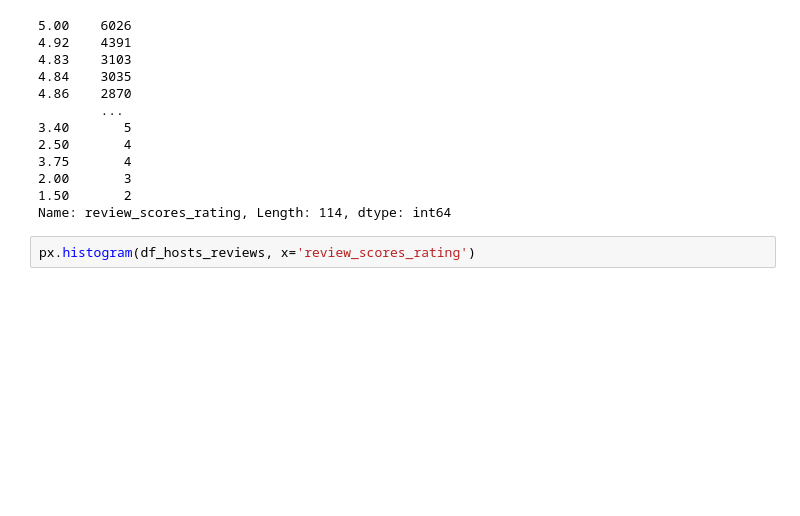
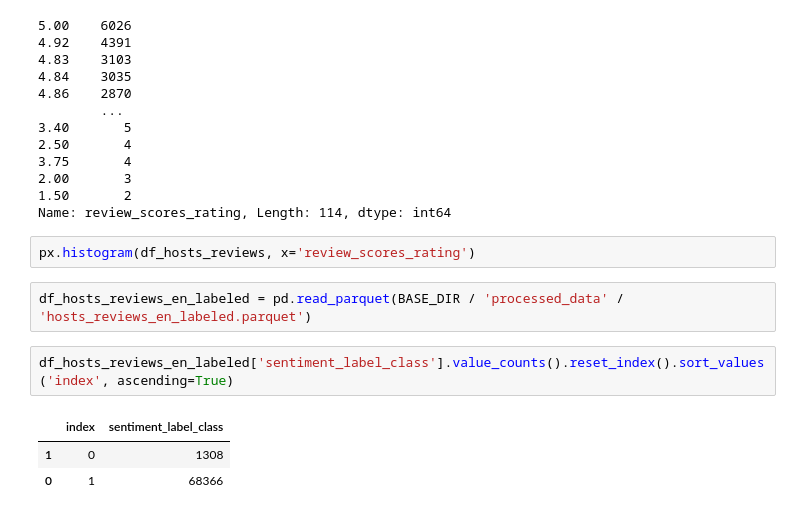
Before and after one commit to TanjaDS/Examensarbete_Airbnb, a Jupyter notebook: transformation_and_EDA/EDA.ipynb, the cells around one changed output. Drawn from its saved outputs; the diff is of its cells as text; blank space fills up the shorter version.

```diff
--- a/transformation_and_EDA/EDA.ipynb
+++ b/transformation_and_EDA/EDA.ipynb
@@ -116,3 +105,11 @@ df_hosts_reviews['review_scores_rating'].value_counts()
 Name: review_scores_rating, Length: 114, dtype: int64
 # %%
 px.histogram(df_hosts_reviews, x='review_scores_rating')
+# %%
+df_hosts_reviews_en_labeled = pd.read_parquet(BASE_DIR / 'processed_data' / 'hosts_reviews_en_labeled.parquet')
+# %%
+df_hosts_reviews_en_labeled['sentiment_label_class'].value_counts().reset_index().sort_values('index', ascending=True)
+# %% [output]
+|  | index | sentiment_label_class |
+| 1 | 0 | 1308 |
+| 0 | 1 | 68366 |
```
Also changed, not shown: parts of 3 cells of this notebook, 15 other files.
